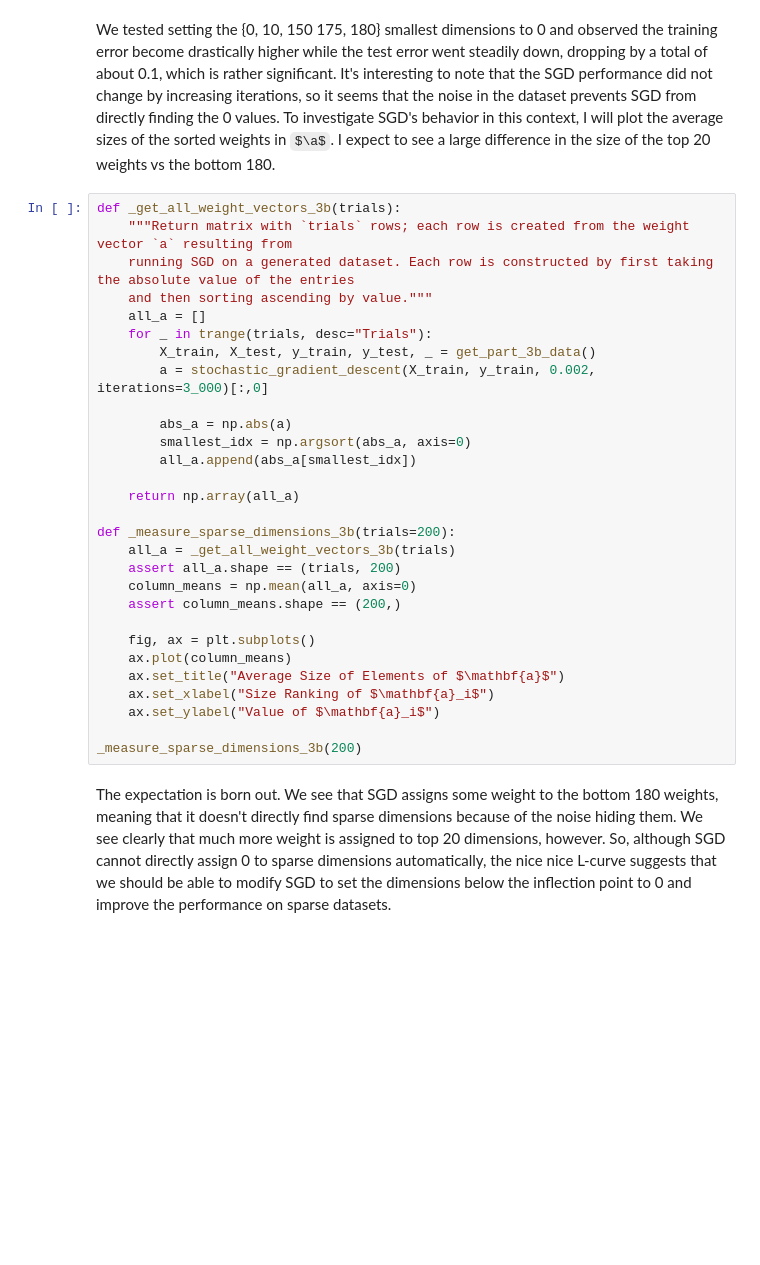
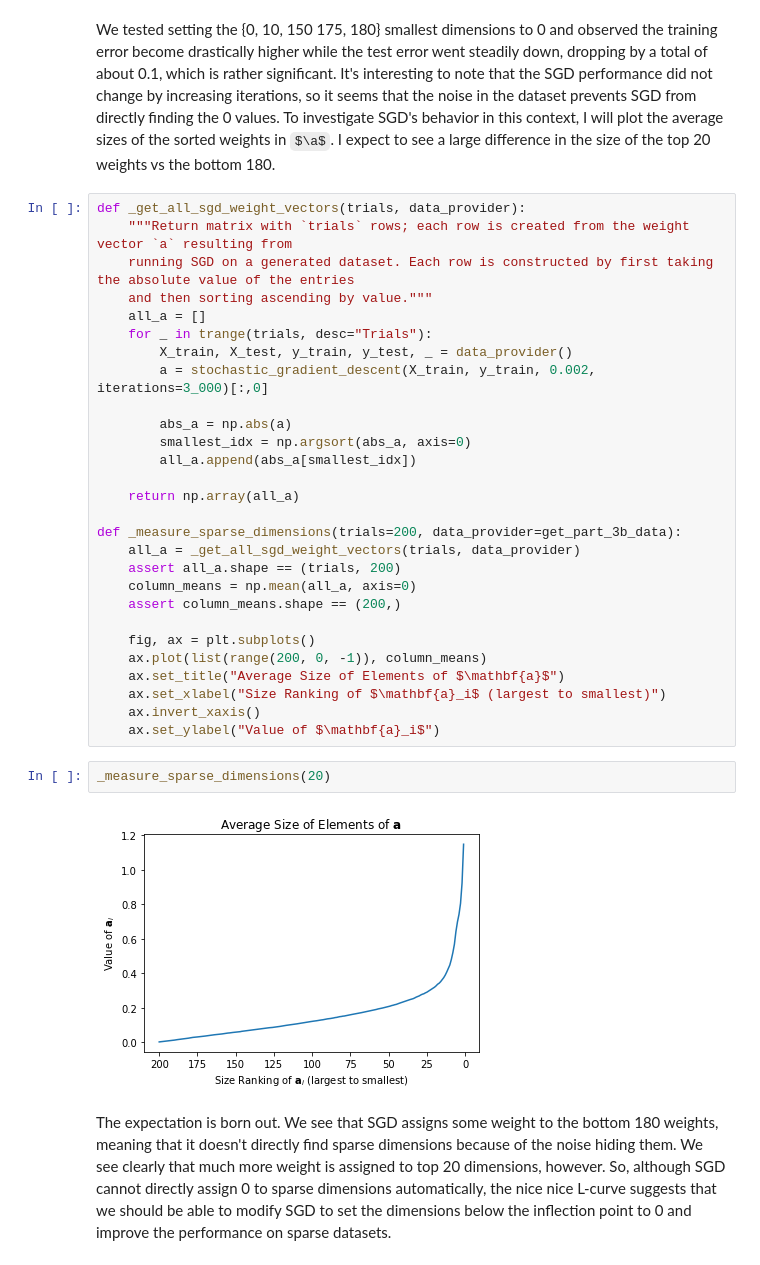
Before and after one commit to garfieldnate/Stanford-CS-168_Modern_Algorithmic_Toolbox, a Jupyter notebook: cs168/notebooks/mini_project_3.ipynb, the cells around one changed output. Saved outputs shown, nothing was run; the diff lists cells and outputs as text; some formulas as TeX source; blank space fills up the shorter version.

```diff
--- a/cs168/notebooks/mini_project_3.ipynb
+++ b/cs168/notebooks/mini_project_3.ipynb
@@ -733,13 +729,13 @@ _test_all_dimension_trimming_3b()
 # %% [markdown]
 We tested setting the {0, 10, 150 175, 180} smallest dimensions to 0 and observed the training error become drastically higher while the test error went steadily down, dropping by a total of about 0.1, which is rather significant. It's interesting to note that the SGD performance did not change by increasing iterations, so it seems that the noise in the dataset prevents SGD from directly finding the 0 values. To investigate SGD's behavior in this context, I will plot the average sizes of the sorted weights in $\a$. I expect to see a large difference in the size of the top 20 weights vs the bottom 180.
 # %%
-def _get_all_weight_vectors_3b(trials):
+def _get_all_sgd_weight_vectors(trials, data_provider):
     """Return matrix with `trials` rows; each row is created from the weight vector `a` resulting from
     running SGD on a generated dataset. Each row is constructed by first taking the absolute value of the entries
     and then sorting ascending by value."""
     all_a = []
     for _ in trange(trials, desc="Trials"):
-        X_train, X_test, y_train, y_test, _ = get_part_3b_data()
+        X_train, X_test, y_train, y_test, _ = data_provider()
         a = stochastic_gradient_descent(X_train, y_train, 0.002, iterations=3_000)[:,0]
 
         abs_a = np.abs(a)
@@ -748,19 +744,22 @@ def _get_all_weight_vectors_3b(trials):
 
     return np.array(all_a)
 
-def _measure_sparse_dimensions_3b(trials=200):
-    all_a = _get_all_weight_vectors_3b(trials)
+def _measure_sparse_dimensions(trials=200, data_provider=get_part_3b_data):
+    all_a = _get_all_sgd_weight_vectors(trials, data_provider)
     assert all_a.shape == (trials, 200)
     column_means = np.mean(all_a, axis=0)
     assert column_means.shape == (200,)
 
     fig, ax = plt.subplots()
-    ax.plot(column_means)
+    ax.plot(list(range(200, 0, -1)), column_means)
     ax.set_title("Average Size of Elements of $\mathbf{a}$")
-    ax.set_xlabel("Size Ranking of $\mathbf{a}_i$")
+    ax.set_xlabel("Size Ranking of $\mathbf{a}_i$ (largest to smallest)")
+    ax.invert_xaxis()
     ax.set_ylabel("Value of $\mathbf{a}_i$")
-
-_measure_sparse_dimensions_3b(200)
+# %%
+_measure_sparse_dimensions(20)
+# %% [output]
+[figure, added]
 # %% [markdown]
 The expectation is born out. We see that SGD assigns some weight to the bottom 180 weights, meaning that it doesn't directly find sparse dimensions because of the noise hiding them. We see clearly that much more weight is assigned to top 20 dimensions, however. So, although SGD cannot directly assign 0 to sparse dimensions automatically, the nice nice L-curve suggests that we should be able to modify SGD to set the dimensions below the inflection point to 0 and improve the performance on sparse datasets.
 # %% [markdown]
```
Also changed, not shown: parts of 17 cells of this notebook.
